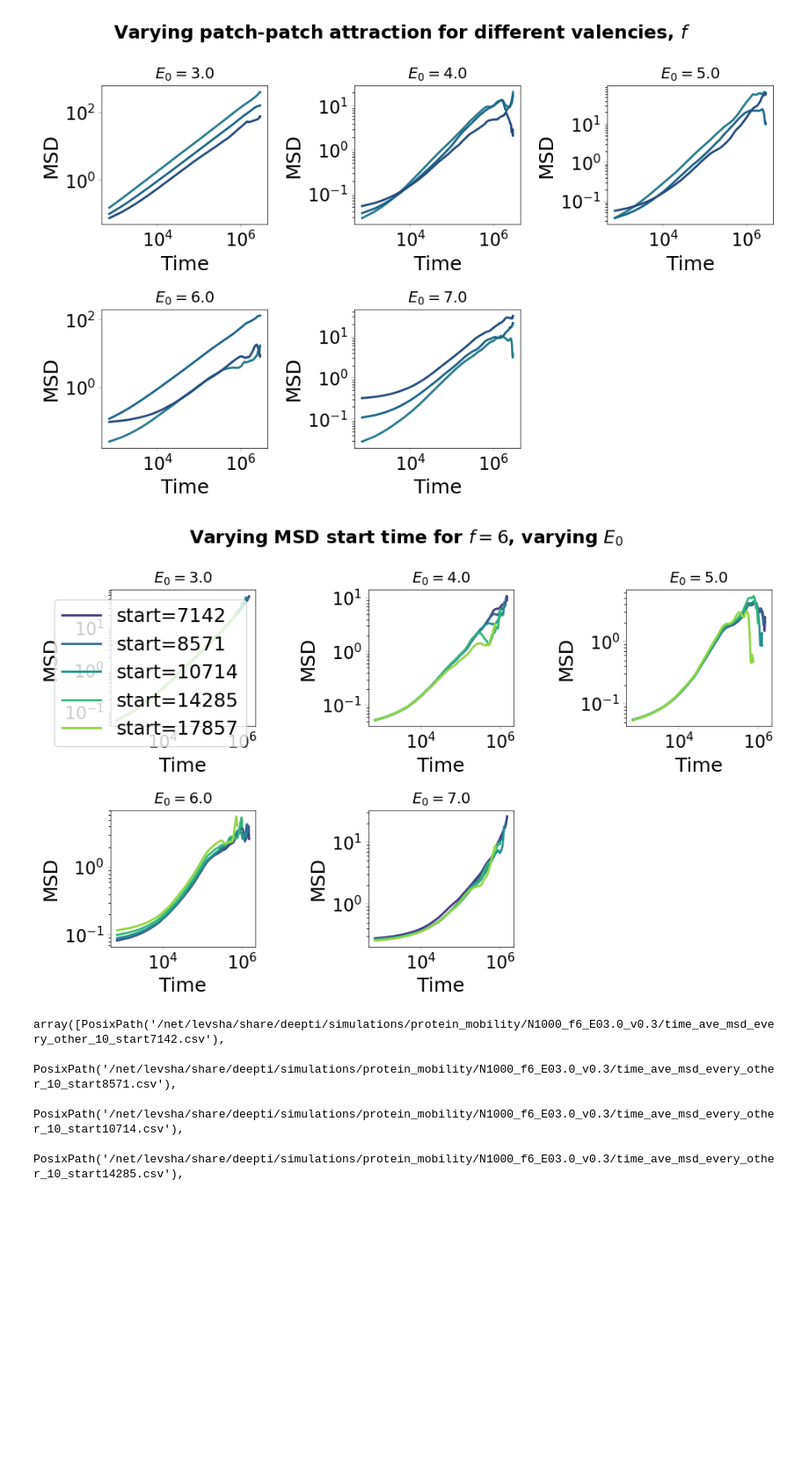
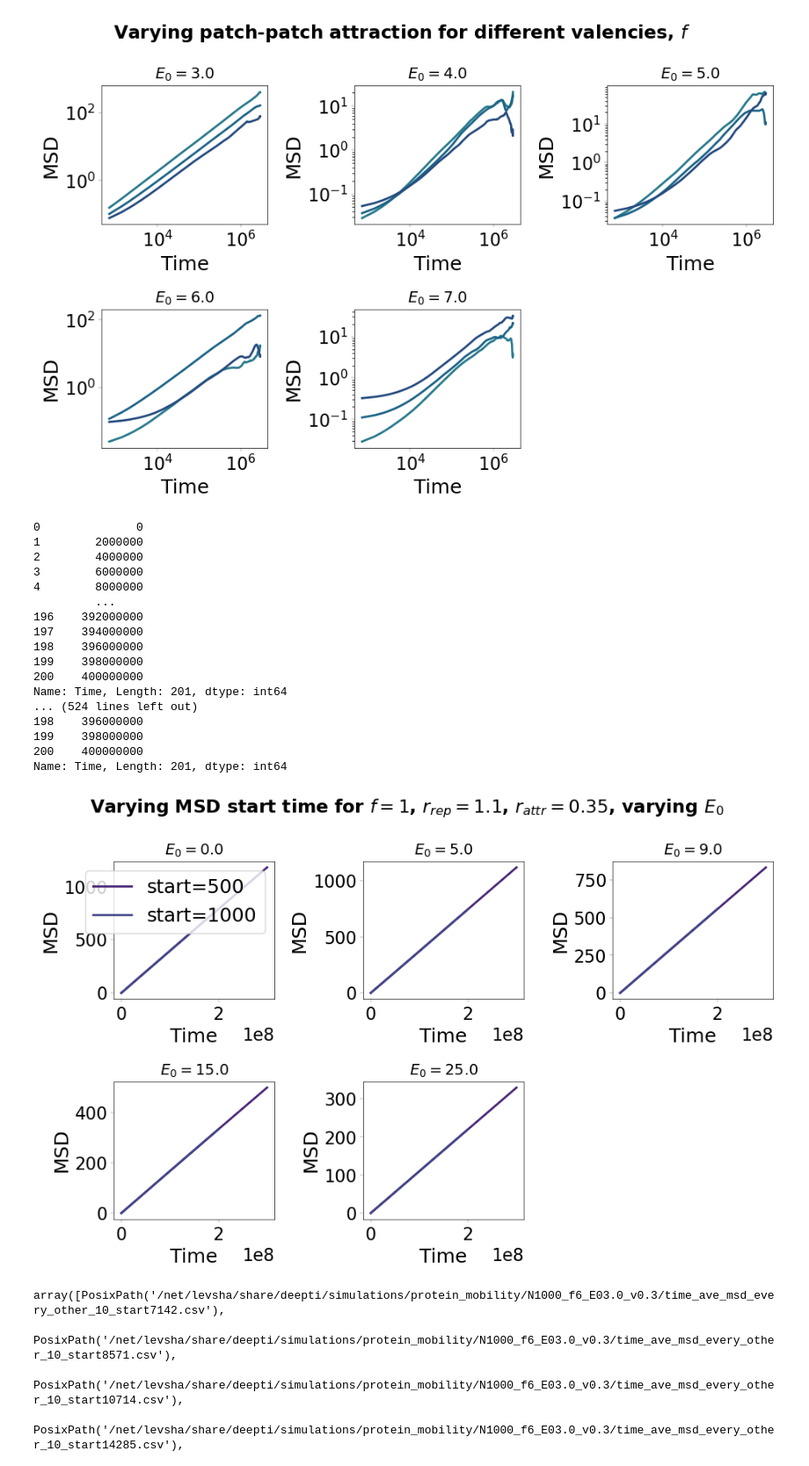
Before and after one commit to kannandeepti/protein_mobility, a Jupyter notebook: notebooks/mobility_analysis.ipynb, the cells around one changed output. Shown at 88% size. Cells and saved outputs as stored; diff of their text form; code cells hidden in the pictures; blank space fills up the shorter version.

```diff
--- a/notebooks/mobility_analysis.ipynb
+++ b/notebooks/mobility_analysis.ipynb
@@ -512,43 +580,62 @@ num_rows = 2
 num_cols = 3
 fig = plt.figure(figsize=(3*1.1*num_cols, 2 + 2*1.1*num_rows))
 gs = GridSpec(nrows=num_rows, ncols=num_cols,
                   width_ratios=[100]*num_cols)
 
 i=0
-E0s = [3.0, 4.0, 5.0, 6.0, 7.0]
-timestep = 70
+E0s = [0.0, 5.0, 9.0, 15.0, 25.0]
+timestep = 100
 
 for E0 in E0s:
-    path = simdir / f'N1000_f6_E0{E0}_v0.3'
+    path = simdir / f'N1000_f2_E0{E0}_v0.3_r0.35_rep1.1'
     start_files = np.array([file for file in path.glob('time_ave_msd*start*.csv')])
     start_times = np.array([int(str(file.name).split('_')[-1].split('.')[0][5:]) for file in start_files])
     start_files = start_files[np.argsort(start_times)]
     start_times = start_times[np.argsort(start_times)]
 
     colors = sns.color_palette("viridis", len(start_times))
 
     #plot MSD
     x = i // num_cols
     y = i % num_cols
     ax = fig.add_subplot(gs[x, y])
     for j, file in enumerate(start_files):
         msd_df = pd.read_csv(file)
-        ax.plot(msd_df['Time'].values[1:], msd_df['MSD'].values[1:],
-                    color=colors[j], label=f"start={start_times[j]}")
+        print(msd_df['Time'][msd_df['Time'] <= 2000*2000*100])
+        if start_times[j] < 2000:
+            ax.plot(msd_df['Time'].values[msd_df['Time'] <= (2000 - start_times[j])*2000*100], msd_df['MSD'].values[msd_df['Time'] <= (2000 - start_times[j])*2000*100],
+                        color=colors[j], label=f"start={start_times[j]}")
     ax.set_xlabel('Time')
     ax.set_ylabel('MSD')
-    ax.set_xscale('log')
-    ax.set_yscale('log')
+    #ax.set_xscale('log')
+    #ax.set_yscale('log')
     if i == 0:
         ax.legend()
     ax.set_title(f"$E_0={E0}$", fontsize=14)
     i += 1
 
-fig.suptitle(r"Varying MSD start time for $f=6$, varying $E_0$", fontweight='bold')
+fig.suptitle(r"Varying MSD start time for $f=1$, $r_{rep}=1.1$, $r_{attr}=0.35$, varying $E_0$", fontweight='bold')
 fig.tight_layout()
-plt.savefig('plots/time_averaged_MSD_varyingE0_f6_varying_starts.pdf')
+plt.savefig('plots/time_averaged_MSD_varyingE0_f2_r0.35_rep1.1_varying_starts.pdf')
 # %% [output]
+0              0
+1        2000000
+2        4000000
+3        6000000
+4        8000000
+         ...
+196    392000000
+197    394000000
+198    396000000
+199    398000000
+200    400000000
+Name: Time, Length: 201, dtype: int64
+... (524 lines left out)
+198    396000000
+199    398000000
+200    400000000
+Name: Time, Length: 201, dtype: int64
-[figure, old version]
+[figure, new version]
 # %%
 path = simdir / f'N1000_f6_E03.0_v0.3'
 timestep = 70
```
Also changed, not shown: parts of 27 cells of this notebook, 9 other files.
